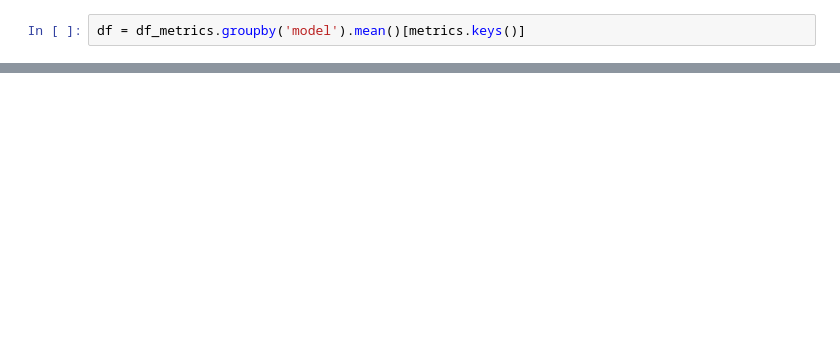
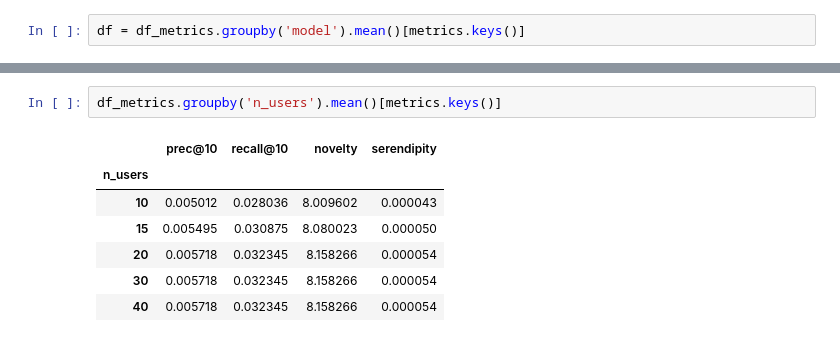
Before and after one commit to SashaMogilevskii/RecSyS_MTS, a Jupyter notebook: notebooks/lecture3_userknn_cv.ipynb, the cells around one changed output, grey strips where cells are left out. Cells and saved outputs as stored; diff of their text form; blank space fills up the shorter version.

```diff
--- a/notebooks/lecture3_userknn_cv.ipynb
+++ b/notebooks/lecture3_userknn_cv.ipynb
@@ -366,0 +518,10 @@ dtype: float64
+# %%
+df_metrics.groupby('n_users').mean()[metrics.keys()]
+# %% [output]
+|  | prec@10 | recall@10 | novelty | serendipity |
+| n_users |  |  |  |  |
+| 10 | 0.005012 | 0.028036 | 8.009602 | 0.000043 |
+| 15 | 0.005495 | 0.030875 | 8.080023 | 0.000050 |
+| 20 | 0.005718 | 0.032345 | 8.158266 | 0.000054 |
+| 30 | 0.005718 | 0.032345 | 8.158266 | 0.000054 |
+| 40 | 0.005718 | 0.032345 | 8.158266 | 0.000054 |
```
Also changed, not shown: parts of 18 cells of this notebook, 6 other files.
